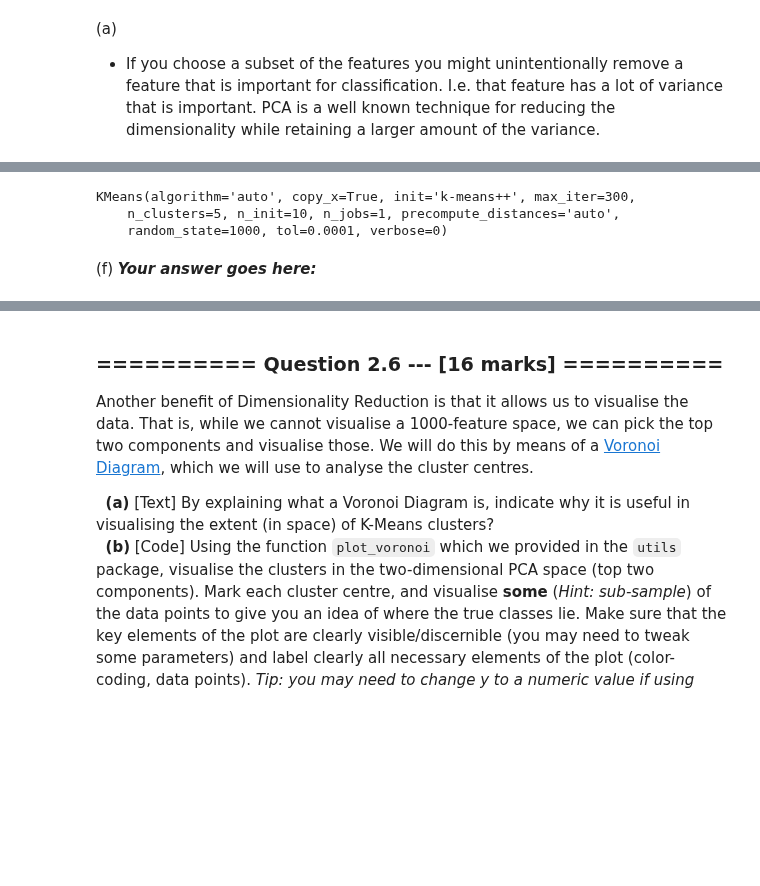
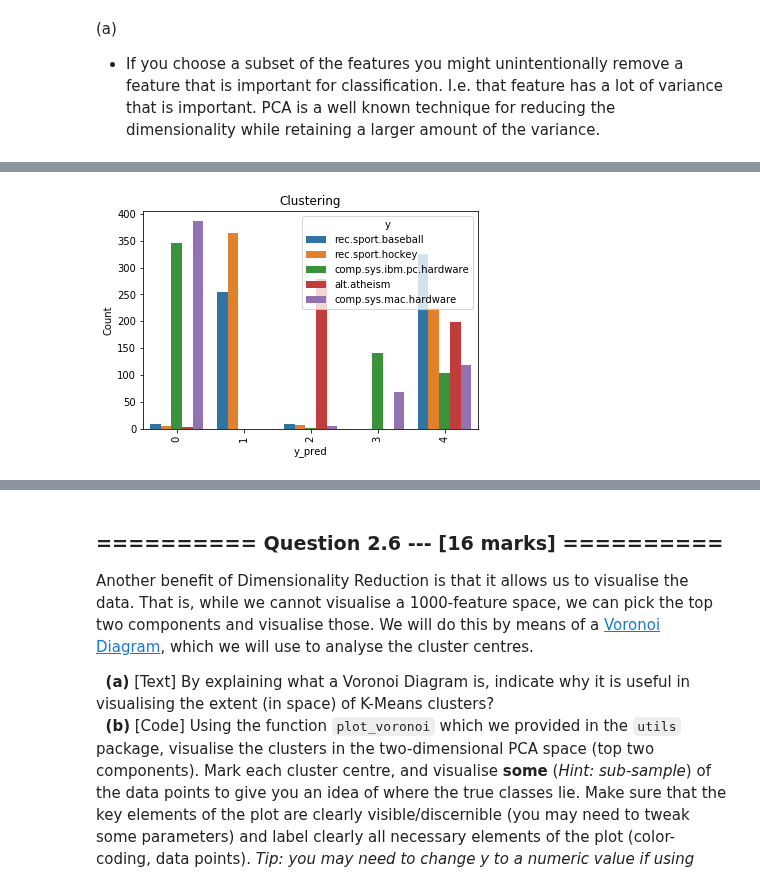
Before and after one commit to tjcdev/iaml, a Jupyter notebook: Assignments/04_A_KMeans.ipynb, the cells around one changed output, grey strips where cells are left out. Drawn from its saved outputs; the diff is of its cells as text; code cells hidden in the pictures; blank space fills up the shorter version.

```diff
--- a/Assignments/04_A_KMeans.ipynb
+++ b/Assignments/04_A_KMeans.ipynb
@@ -375,16 +377,19 @@ We will now investigate using [PCA](http://scikit-learn.org/0.19/modules/generat
 # %%
 #(e)
 pca_X = PCA(n_components=2, random_state=1000).fit_transform(X)
 km.fit(pca_X, y)
 y_pred = km.predict(pca_X)
 rand_score = adjusted_rand_score(y, y_pred)
 
 data = pd.DataFrame()
 data['y'] = y
 data['y_pred'] = pd.Series(y_pred)
+data['y_pred'].value_counts()
+
+sns.countplot(x='y_pred', hue='y', data=data)
+plt.xticks(rotation=90)
+plt.ylabel('Count')
+plt.title('Clustering');
+plt.show()
 # %% [output]
-KMeans(algorithm='auto', copy_x=True, init='k-means++', max_iter=300,
-    n_clusters=5, n_init=10, n_jobs=1, precompute_distances='auto',
-    random_state=1000, tol=0.0001, verbose=0)
+[figure, added]
-# %% [markdown]
-(f) ***Your answer goes here:***
```
Also changed, not shown: parts of 26 cells of this notebook.
